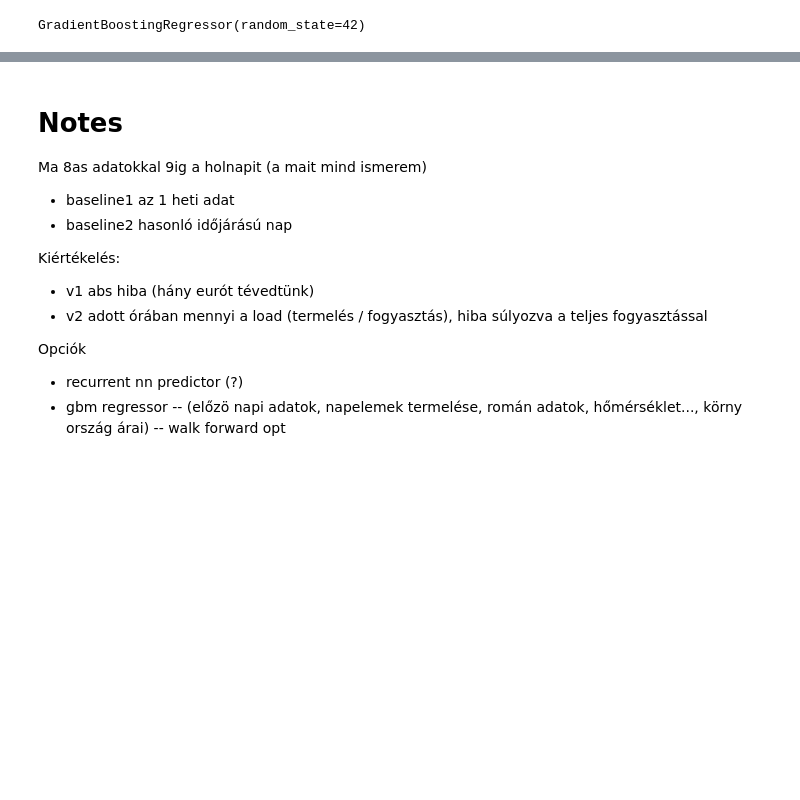
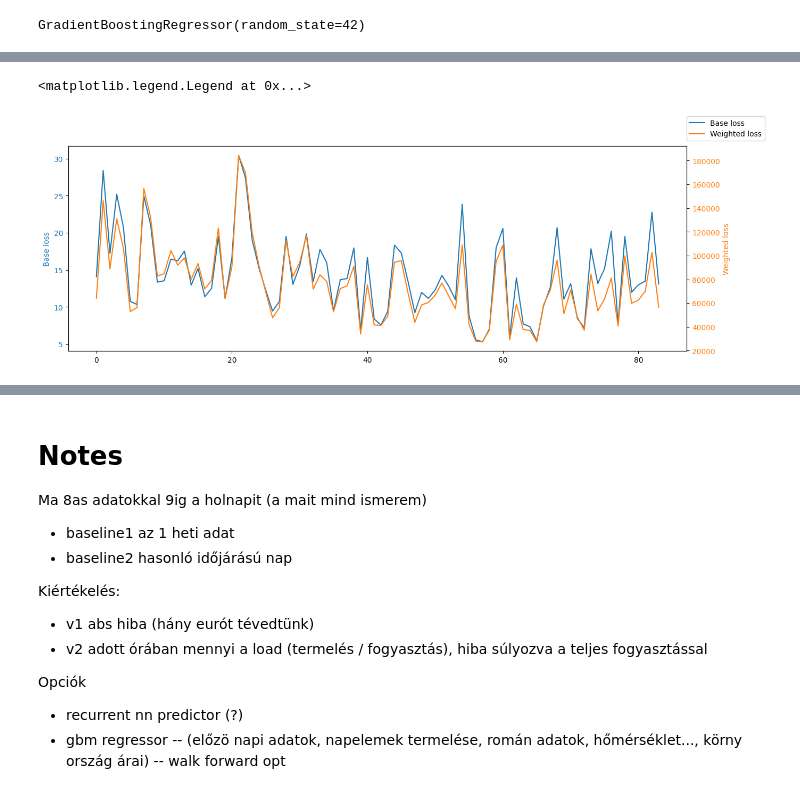
Before and after one commit to BotondProhaszka/msc_szakdolgozat, a Jupyter notebook: main.ipynb, the cells around one changed output, grey strips where cells are left out. Saved outputs shown, nothing was run; the diff lists cells and outputs as text; code cells hidden in the pictures; blank space fills up the shorter version.

```diff
--- a/main.ipynb
+++ b/main.ipynb
@@ -642,0 +759,14 @@ plt.show()
+# %%
+#plot the losses on the same subplot, use two y axis
+fig, ax = plt.subplots(figsize=(15, 5))
+ax.plot(xgb_base_loss, label='Base loss')
+ax.set_ylabel('Base loss', color='tab:blue')
+ax.tick_params(axis='y', labelcolor='tab:blue')
+ax2 = ax.twinx()
+ax2.plot(xgb_weighted_loss, color='tab:orange', label='Weighted loss')
+ax2.set_ylabel('Weighted loss', color='tab:orange')
+ax2.tick_params(axis='y', labelcolor='tab:orange')
+fig.legend()
+# %% [output]
+<matplotlib.legend.Legend at 0x...>
+[figure, added]
```
Also changed, not shown: parts of 26 cells of this notebook.
